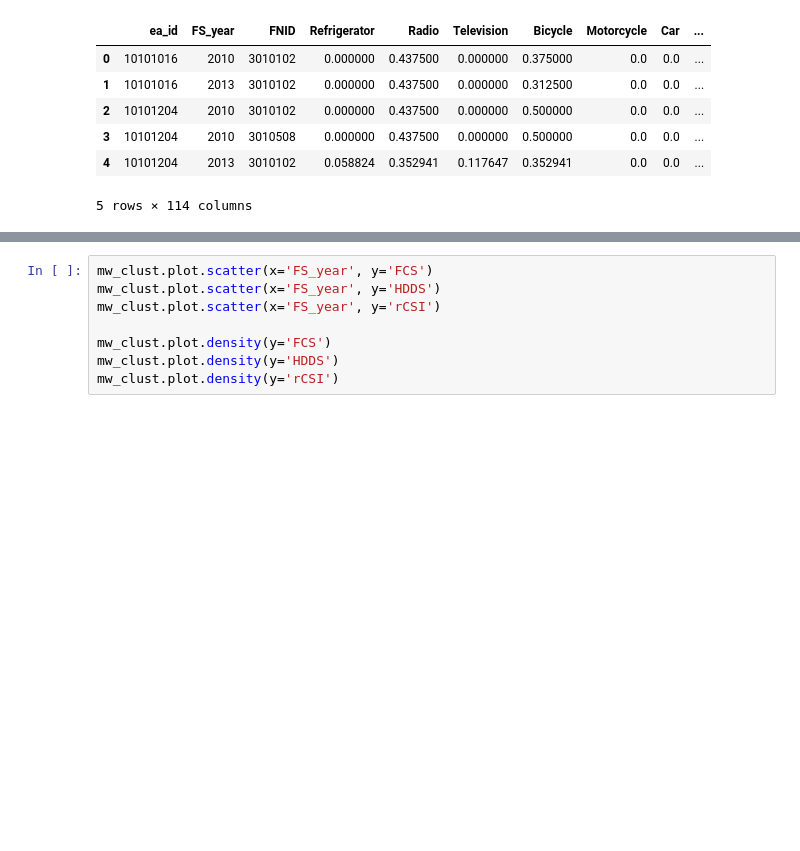
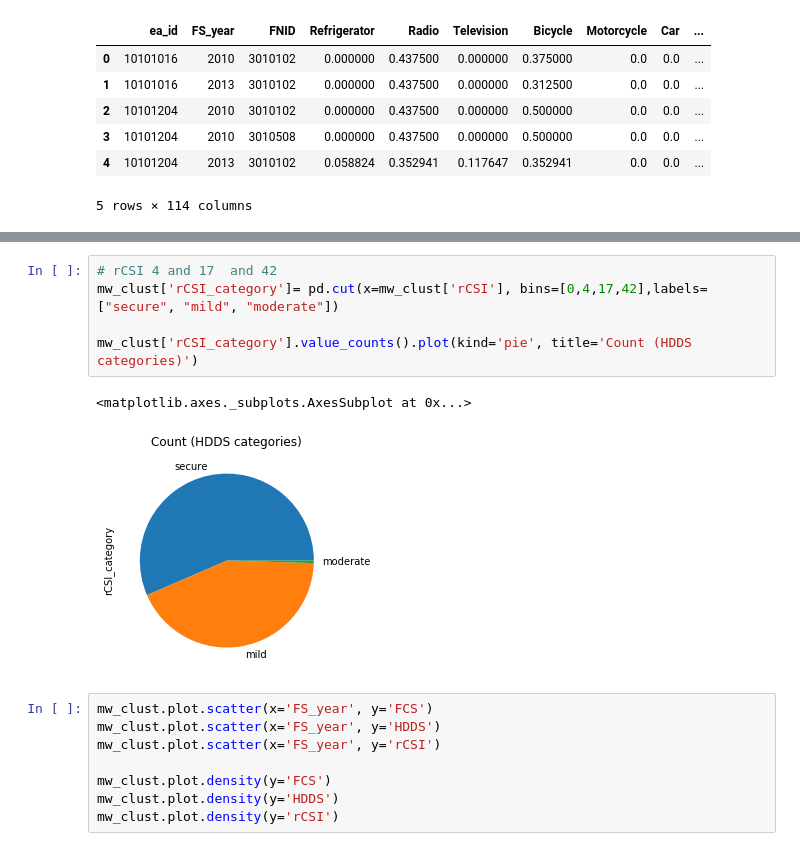
Before and after one commit to zhou100/FoodSecurityPrediction, a Jupyter notebook: PredictFS.ipynb, the cells around one changed output, grey strips where cells are left out. Cells and saved outputs as stored; diff of their text form; blank space fills up the shorter version.

```diff
--- a/PredictFS.ipynb
+++ b/PredictFS.ipynb
@@ -187,3 +195,11 @@ mw_clust['FCS_category'].value_counts().plot(kind='bar', title='Count (target)')
+# %%
+# rCSI 4 and 17  and 42
+mw_clust['rCSI_category']= pd.cut(x=mw_clust['rCSI'], bins=[0,4,17,42],labels= ["secure", "mild", "moderate"])
+
+mw_clust['rCSI_category'].value_counts().plot(kind='pie', title='Count (HDDS categories)')
+# %% [output]
+<matplotlib.axes._subplots.AxesSubplot at 0x...>
+[figure, added]
 # %%
 mw_clust.plot.scatter(x='FS_year', y='FCS')
 mw_clust.plot.scatter(x='FS_year', y='HDDS')
```
Also changed, not shown: parts of 5 cells of this notebook.
